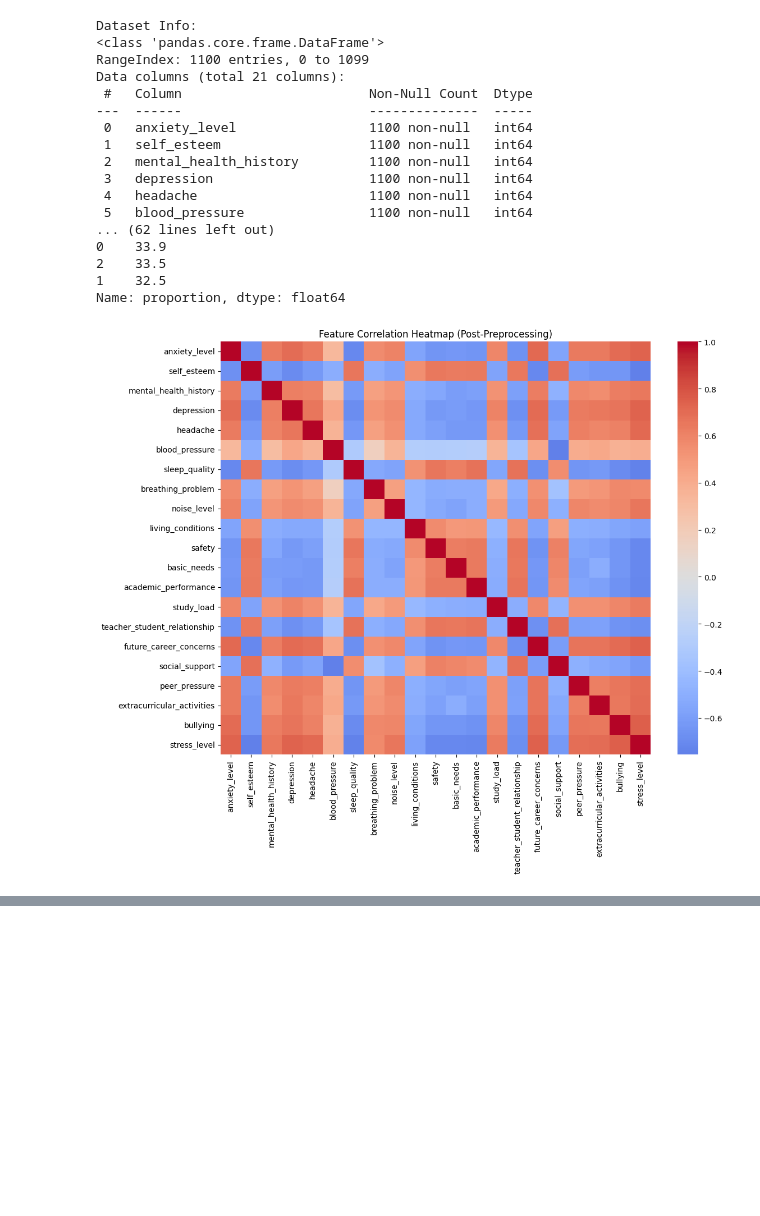
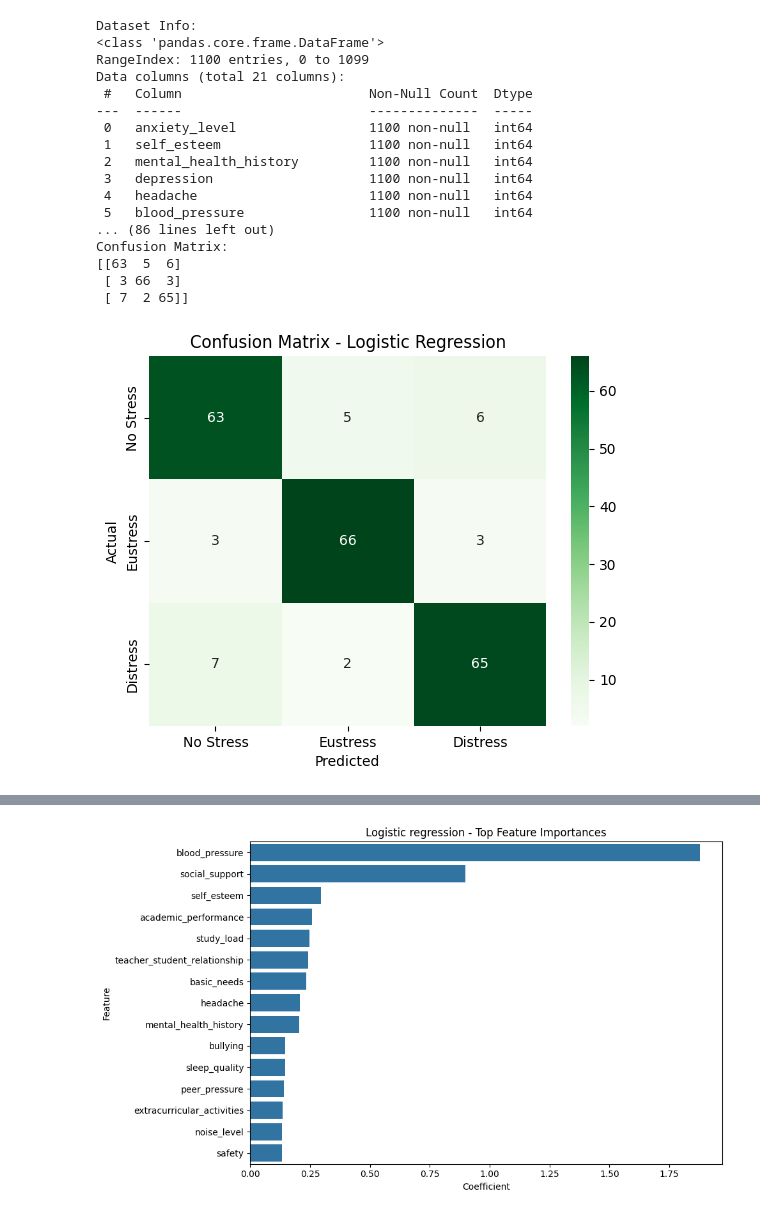
Before and after one commit to ms25940640/FML_Assignment, a Jupyter notebook: Logistic_Regression.ipynb, the cells around one changed output, grey strips where cells are left out. Saved outputs shown, nothing was run; the diff lists cells and outputs as text; code cells hidden in the pictures; blank space fills up the shorter version.

Commit message:
added plots

```diff
--- a/Logistic_Regression.ipynb
+++ b/Logistic_Regression.ipynb
@@ -7,8 +7,7 @@ from sklearn.preprocessing import StandardScaler
 from sklearn.model_selection import train_test_split
 from sklearn.linear_model import LogisticRegression
 from sklearn.metrics import (accuracy_score, precision_score, recall_score,
-                           f1_score, confusion_matrix, classification_report,
-                           roc_auc_score)
+                           f1_score, confusion_matrix, classification_report)
 
 
 # Dataset can be found on
@@ -16,17 +15,17 @@ from sklearn.metrics import (accuracy_score, precision_score, recall_score,
 #Download the csv file place it inside the working directory and change the path accordingly
 df = pd.read_csv("./StressLevelDataset.csv")
 
-# Print information of the dataset
+#---- Print information of the dataset
 print("\nDataset Info:")
 print(df.info())
 
-# Print sample rows of the dataset
+#---- Print sample rows of the dataset
 print("\nFirst 5 rows:")
 print(df.head())
 
-# Data Preprocessing
+#---- Data Preprocessing
 print("\nData Preprocessing")
-# Fill empty values with median
+#---- Fill empty values with median
 missing_records = df.isnull().sum()
 if(missing_records.sum() > 0):
   numeric_cols = df.select_dtypes(include=[np.number]).columns
@@ -36,35 +35,27 @@ if(missing_records.sum() > 0):
 else:
   print("No missing values found.")
 
-#Print Target Distribution (0 = Low/Moderate, 1 = High
+#---- Print Target Distribution (0 = Low/Moderate, 1 = High
 print("\nTarget Distribution:")
 print(df['stress_level'].value_counts(normalize=True).round(3) * 100)
 
-# Correlation heatmap for insights
-plt.figure(figsize=(12, 10))
-corr_matrix = df.corr()
-sns.heatmap(corr_matrix, annot=False, cmap='coolwarm', center=0)
-plt.title('Feature Correlation Heatmap (Post-Preprocessing)')
-plt.tight_layout()
-plt.show()
-
-# Define features and target
+#---- Define features and target
 X = df.drop('stress_level', axis=1)
 y = df['stress_level']
 
-# Split train-set and test-set
+#---- Split train-set and test-set
 X_train, X_test, y_train, y_test = train_test_split(X, y, test_size=0.2, random_state=42, stratify=y)
 print(f"\nTrain samples: {X_train.shape[0]} (Class dist: {np.bincount(y_train)})")
 print(f"Test samples: {X_test.shape[0]} (Class dist: {np.bincount(y_test)})")
 
-# Standardizing the features
+#---- Standardizing the features
 scaler = StandardScaler()
 X_train = scaler.fit_transform(X_train)
 X_test = scaler.transform(X_test)
 
-# Logistic Regression
+#---- Logistic Regression
 C_calue = 1.0
-# Training model
+#---- Training model
 lr_model = model = LogisticRegression(
     multi_class='multinomial',
     solver='lbfgs',
@@ -74,44 +65,71 @@ lr_model = model = LogisticRegression(
 )
 lr_model.fit(X_train, y_train)
 
-# Predictions
+#---- Predictions
 y_pred_lr = lr_model.predict(X_test)
 
-#Evaluate the model
+#---- Evaluate the model
 train_accuracy = accuracy_score(y_train, model.predict(X_train))
 print("Train accuracy : ",train_accuracy)
 test_accuracy = accuracy_score(y_test, model.predict(X_test))
 print("Test accuracy : ",test_accuracy)
+
+#---- Performance Metrics
+precision = precision_score(y_test, y_pred_lr, average="weighted")
+recall = recall_score(y_test, y_pred_lr, average="weighted")
+f1 = f1_score(y_test, y_pred_lr, average="weighted")
+accuracy = accuracy_score(y_test, y_pred_lr)
+
+print(f"Precision: {precision:.4f}")
+print(f"Recall:    {recall:.4f}")
+print(f"F1 Score:  {f1:.4f}")
+print(f"Accuracy:  {accuracy:.4f}")
 
 print("Classification Report:")
 print(classification_report(y_test, y_pred_lr))
 
 print("Confusion Matrix:")
 print(confusion_matrix(y_test, y_pred_lr))
+
+conf_matrix = confusion_matrix(y_test, y_pred_lr)
+sns.heatmap(conf_matrix, annot=True, fmt='d', cmap='Greens',
+            xticklabels=['No Stress', 'Eustress', 'Distress'],
+            yticklabels=['No Stress', 'Eustress', 'Distress'])
+plt.xlabel('Predicted')
+plt.ylabel('Actual')
+plt.title('Confusion Matrix - Logistic Regression')
+plt.show()
+
 
 print("Feature Importance")
 feature_importance = pd.DataFrame({
     "Feature": df.drop(columns=['stress_level']).columns,
     "Coefficient": np.mean(np.abs(model.coef_), axis=0)
 }).sort_values(by="Coefficient", ascending=False)
 
 print(feature_importance)
+
+plt.figure(figsize=(10, 6))
+sns.barplot(x="Coefficient", y="Feature", data=feature_importance.head(15))
+plt.title("Logistic regression - Top Feature Importances")
+plt.tight_layout()
+plt.show()
 # %% [output]
 Dataset Info:
 <class 'pandas.core.frame.DataFrame'>
 RangeIndex: 1100 entries, 0 to 1099
 Data columns (total 21 columns):
  #   Column                        Non-Null Count  Dtype
 ---  ------                        --------------  -----
  0   anxiety_level                 1100 non-null   int64
  1   self_esteem                   1100 non-null   int64
  2   mental_health_history         1100 non-null   int64
  3   depression                    1100 non-null   int64
  4   headache                      1100 non-null   int64
  5   blood_pressure                1100 non-null   int64
-... (62 lines left out)
-0    33.9
-2    33.5
-1    32.5
-Name: proportion, dtype: float64
+... (86 lines left out)
+Confusion Matrix:
+[[63  5  6]
+ [ 3 66  3]
+ [ 7  2 65]]
-[figure, old version]
+[figure, new version]
@@ -132,3 +150,4 @@ Classification Report:
 7              breathing_problem     0.058275
 15        future_career_concerns     0.035256
 9              living_conditions     0.013037
+[figure, added]
```
Also changed, not shown: parts of 1 cell of this notebook.
